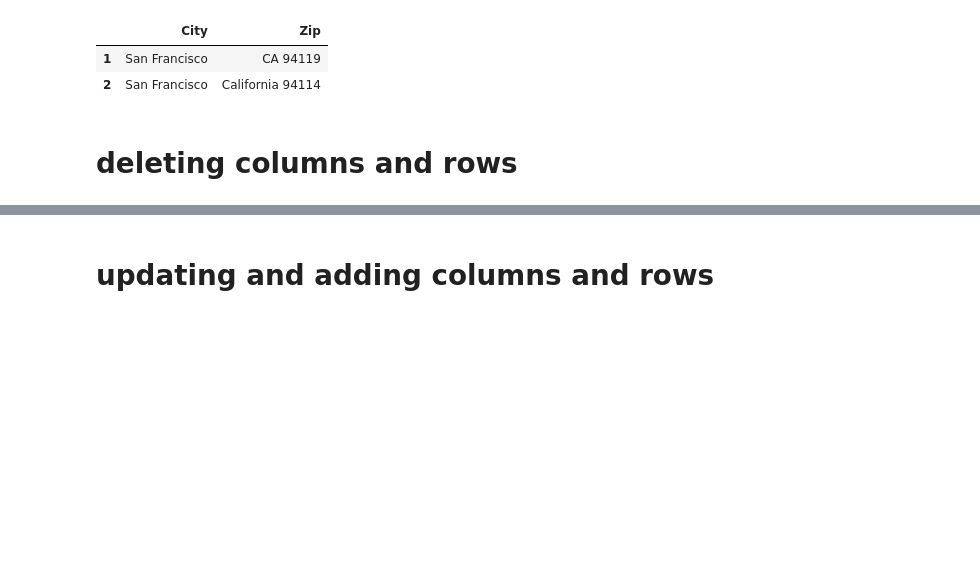
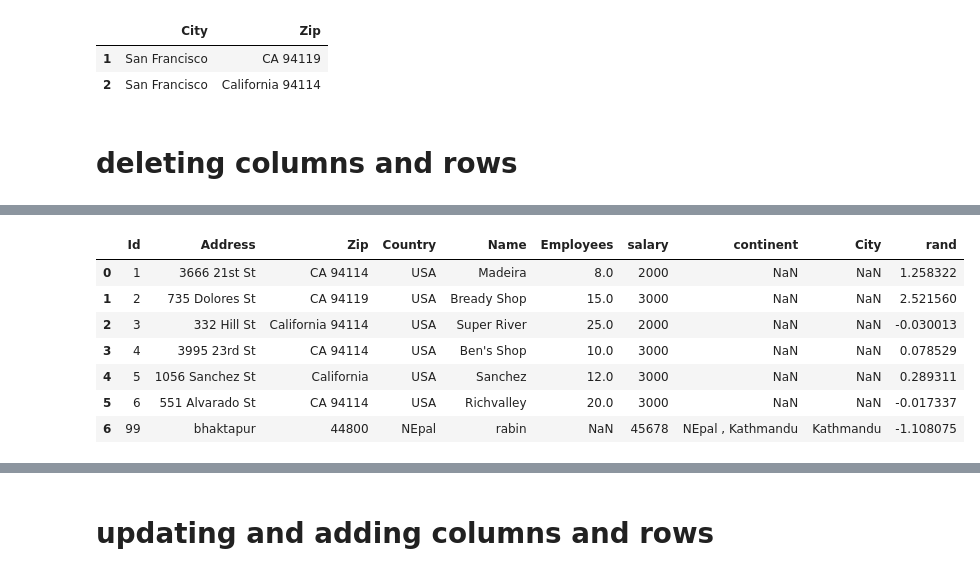
Before and after one commit to RabinPhaiju/Python-Projects, a Jupyter notebook: Modules_Python/pandas/main.ipynb, the cells around one changed output, grey strips where cells are left out. Cells and saved outputs as stored; diff of their text form; code cells hidden in the pictures; blank space fills up the shorter version.

```diff
--- a/Modules_Python/pandas/main.ipynb
+++ b/Modules_Python/pandas/main.ipynb
@@ -167,3 +163,16 @@ df6.drop('City',1)
+# %%
+# delte row
+df6.drop(1,axis=0)
+df6
+# %% [output]
+|  | Id | Address | Zip | Country | Name | Employees | salary | continent | City | rand |
+| 0 | 1 | 3666 21st St | CA 94114 | USA | Madeira | 8.0 | 2000 | NaN | NaN | 1.258322 |
+| 1 | 2 | 735 Dolores St | CA 94119 | USA | Bready Shop | 15.0 | 3000 | NaN | NaN | 2.521560 |
+| 2 | 3 | 332 Hill St | California 94114 | USA | Super River | 25.0 | 2000 | NaN | NaN | -0.030013 |
+| 3 | 4 | 3995 23rd St | CA 94114 | USA | Ben's Shop | 10.0 | 3000 | NaN | NaN | 0.078529 |
+| 4 | 5 | 1056 Sanchez St | California | USA | Sanchez | 12.0 | 3000 | NaN | NaN | 0.289311 |
+| 5 | 6 | 551 Alvarado St | CA 94114 | USA | Richvalley | 20.0 | 3000 | NaN | NaN | -0.017337 |
+| 6 | 99 | bhaktapur | 44800 | NEpal | rabin | NaN | 45678 | NEpal , Kathmandu | Kathmandu | -1.108075 |
 # %%
 df6.drop(df6.columns[0:3],1)
 # %% [output]
```
Also changed, not shown: parts of 79 cells of this notebook, 1 other file.
